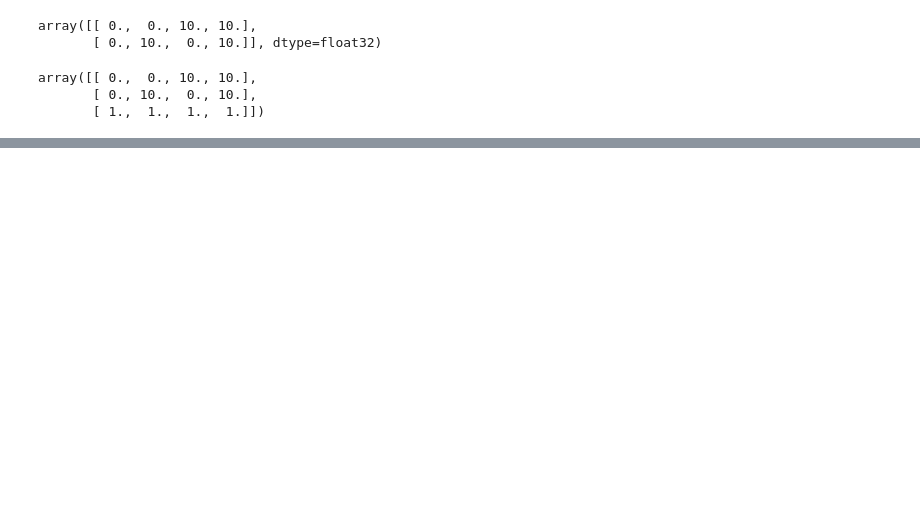
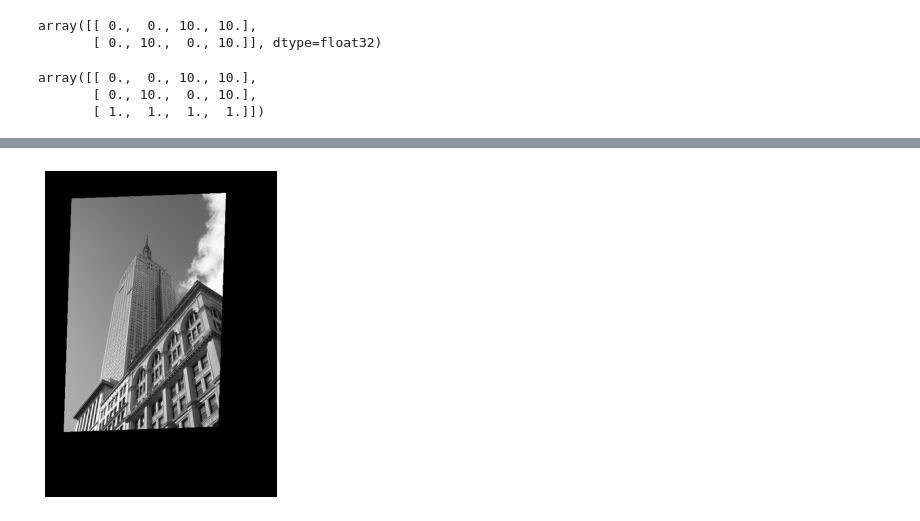
Before and after one commit to SolKul/image_processing, a Jupyter notebook: notebooks/ComputerVision03.ipynb, the cells around one changed output, grey strips where cells are left out. Drawn from its saved outputs; the diff is of its cells as text; code cells hidden in the pictures; blank space fills up the shorter version.

```diff
--- a/notebooks/ComputerVision03.ipynb
+++ b/notebooks/ComputerVision03.ipynb
@@ -257,0 +294,9 @@ V.shape
+# %%
+# `scipy.ndimage.affin_transform`の場合
+from scipy import ndimage
+
+H_mat = np.array([[1.4,0.05,-100],[0.05,1.5,-100],[0,0,1]])
+im2 =ndimage.affine_transform(im_gray,H_mat[:2,:2],(-100,-100))
+impro.imshow(im2)
+# %% [output]
+[figure, added]
```
Also changed, not shown: parts of 48 cells of this notebook, 1 other file.
